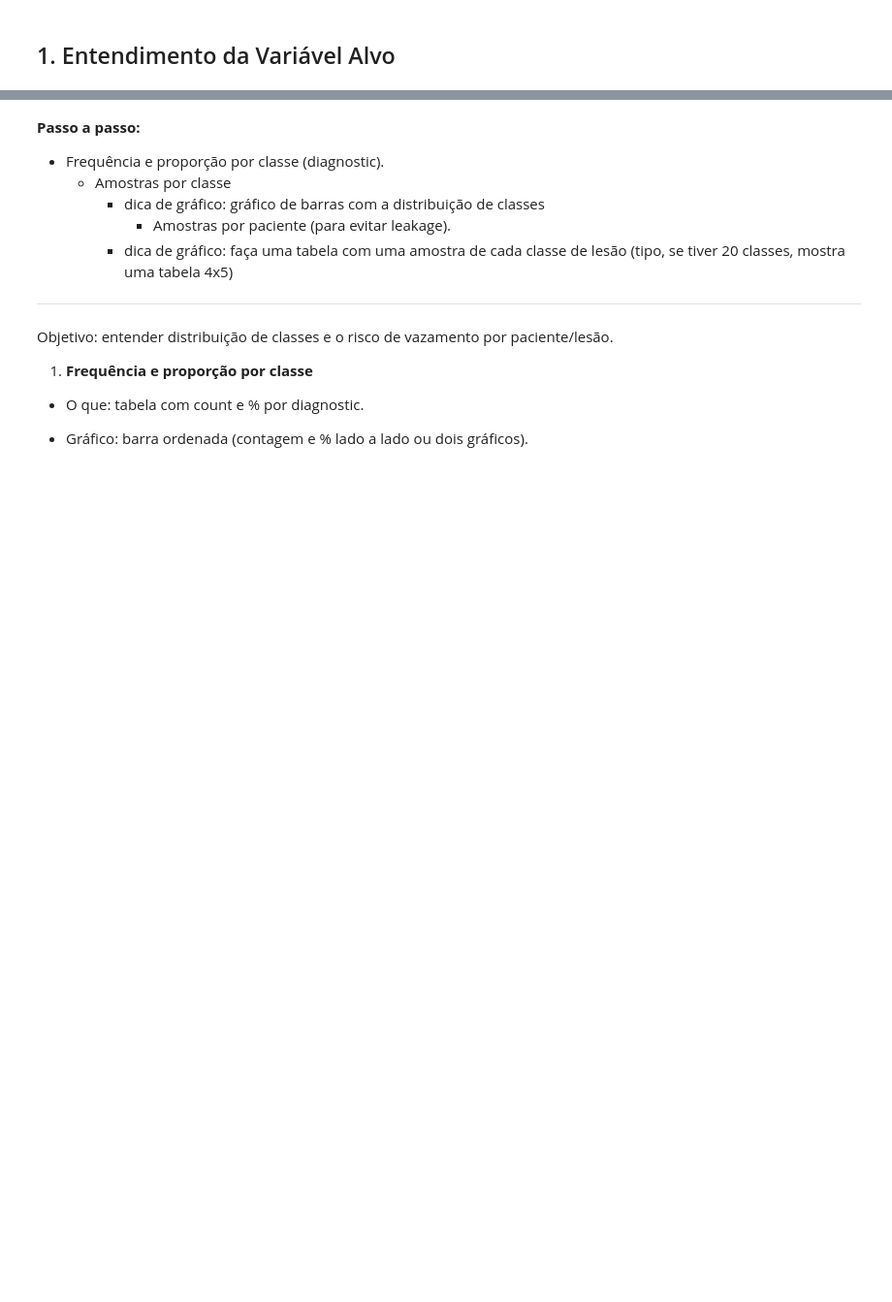
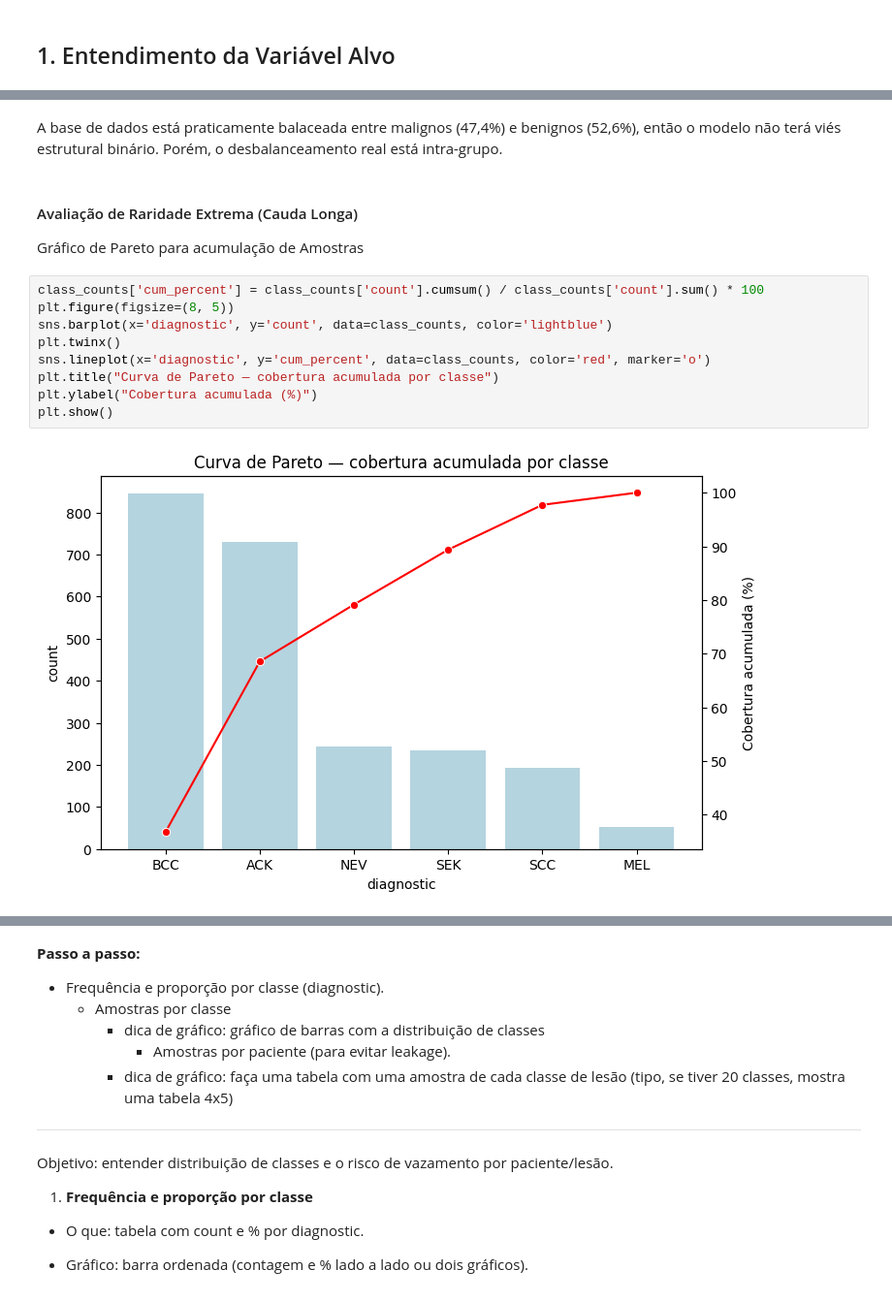
Before and after one commit to MariSegato/UFES-postgraduate-data-science-final-project, a Jupyter notebook: notebooks/dataset.ipynb, the cells around one changed output, grey strips where cells are left out. Shown at 97% size. Cells and saved outputs as stored; diff of their text form; blank space fills up the shorter version.

```diff
--- a/notebooks/dataset.ipynb
+++ b/notebooks/dataset.ipynb
@@ -94,0 +167,17 @@ display(img)
+# %% [markdown]
+A base de dados está praticamente balaceada entre malignos (47,4%) e benignos (52,6%), então o modelo não terá viés estrutural binário. Porém, o desbalanceamento real está intra-grupo.
+# %% [markdown]
+#### Avaliação de Raridade Extrema (Cauda Longa)
+
+Gráfico de Pareto para acumulação de Amostras
+# %%
+class_counts['cum_percent'] = class_counts['count'].cumsum() / class_counts['count'].sum() * 100
+plt.figure(figsize=(8, 5))
+sns.barplot(x='diagnostic', y='count', data=class_counts, color='lightblue')
+plt.twinx()
+sns.lineplot(x='diagnostic', y='cum_percent', data=class_counts, color='red', marker='o')
+plt.title("Curva de Pareto — cobertura acumulada por classe")
+plt.ylabel("Cobertura acumulada (%)")
+plt.show()
+# %% [output]
+[figure, added]
```
Also changed, not shown: parts of 15 cells of this notebook.
